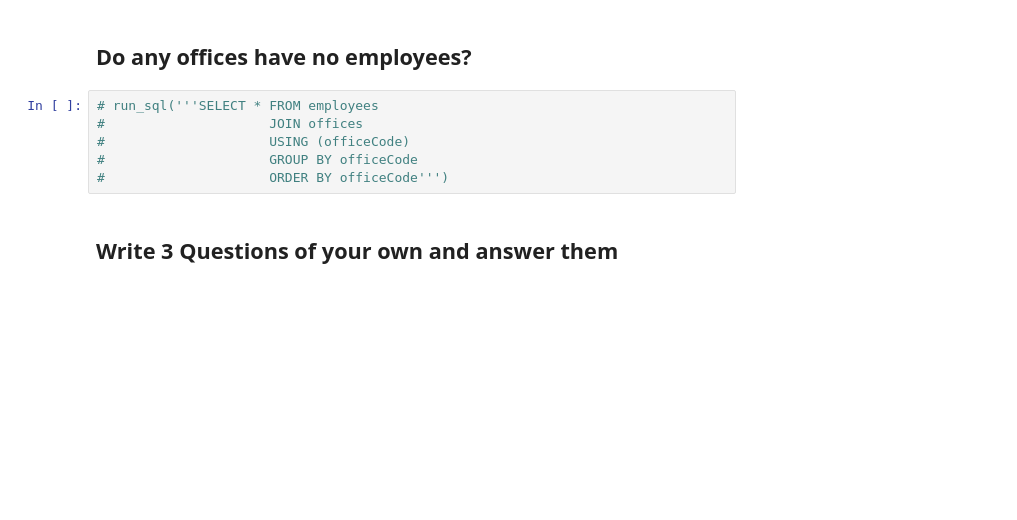
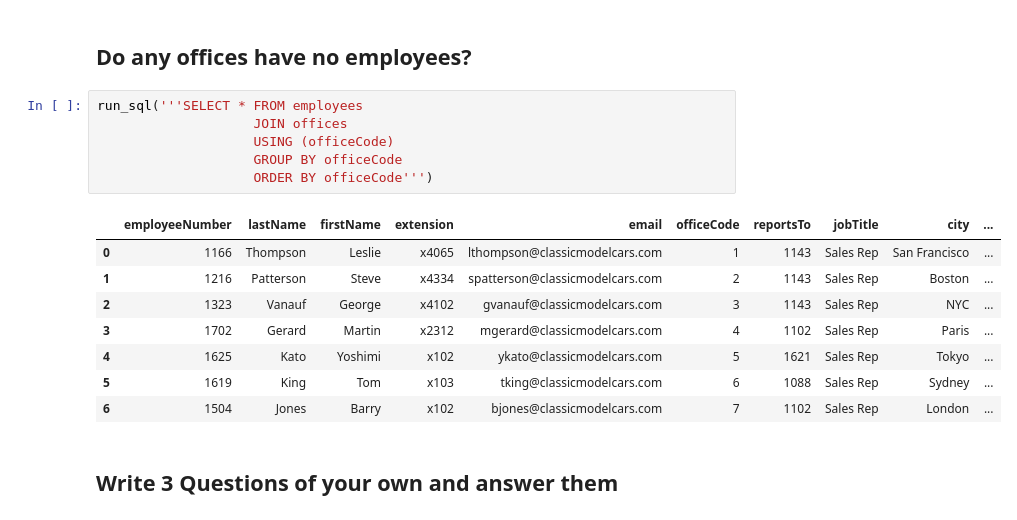
Before and after one commit to boscacci/dsc-0-05-10-join-statements-lab-nyc-career-ds-102218, a Jupyter notebook: index.ipynb, the cells around one changed output. Cells and saved outputs as stored; diff of their text form; blank space fills up the shorter version.

Commit message:
Fixed last function

```diff
--- a/index.ipynb
+++ b/index.ipynb
@@ -44,11 +44,20 @@ run_sql('''SELECT * FROM employees WHERE officeCode = '2';''')
 # %% [markdown]
 ## Do any offices have no employees?
 # %%
-# run_sql('''SELECT * FROM employees
-#                     JOIN offices
-#                     USING (officeCode)
-#                     GROUP BY officeCode
-#                     ORDER BY officeCode''')
+run_sql('''SELECT * FROM employees
+                    JOIN offices
+                    USING (officeCode)
+                    GROUP BY officeCode
+                    ORDER BY officeCode''')
+# %% [output]
+|  | employeeNumber | lastName | firstName | extension | email | officeCode | reportsTo | jobTitle | city | ... |
+| 0 | 1166 | Thompson | Leslie | x4065 | lthompson@classicmodelcars.com | 1 | 1143 | Sales Rep | San Francisco | ... |
+| 1 | 1216 | Patterson | Steve | x4334 | spatterson@classicmodelcars.com | 2 | 1143 | Sales Rep | Boston | ... |
+| 2 | 1323 | Vanauf | George | x4102 | gvanauf@classicmodelcars.com | 3 | 1143 | Sales Rep | NYC | ... |
+| 3 | 1702 | Gerard | Martin | x2312 | mgerard@classicmodelcars.com | 4 | 1102 | Sales Rep | Paris | ... |
+| 4 | 1625 | Kato | Yoshimi | x102 | ykato@classicmodelcars.com | 5 | 1621 | Sales Rep | Tokyo | ... |
+| 5 | 1619 | King | Tom | x103 | tking@classicmodelcars.com | 6 | 1088 | Sales Rep | Sydney | ... |
+| 6 | 1504 | Jones | Barry | x102 | bjones@classicmodelcars.com | 7 | 1102 | Sales Rep | London | ... |
 # %% [markdown]
 ## Write 3 Questions of your own and answer them
 # %%
```
Also changed, not shown: parts of 1 cell of this notebook.
